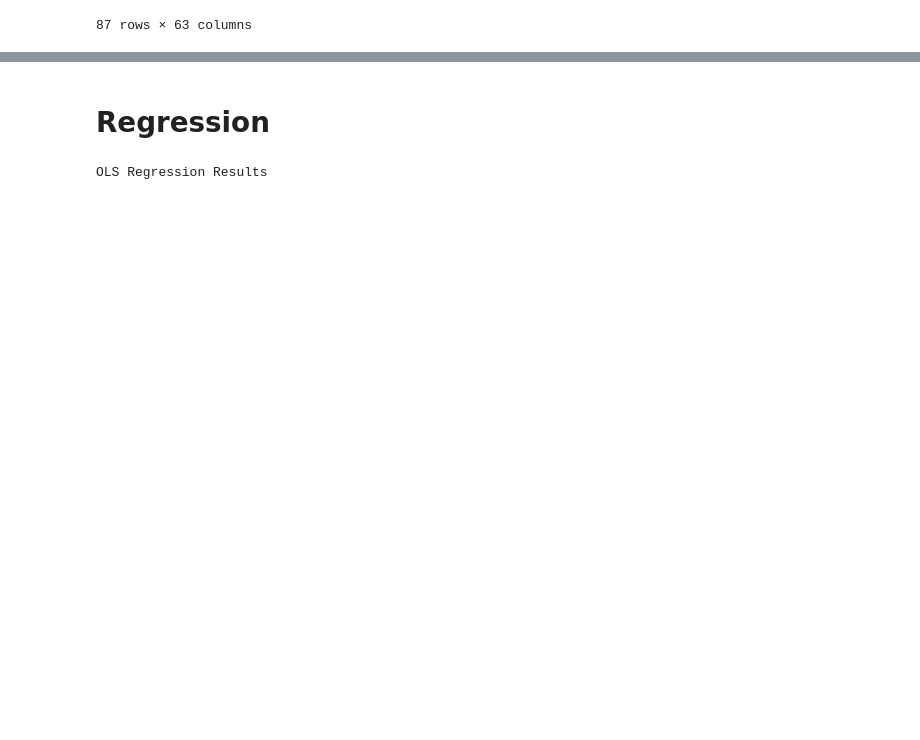
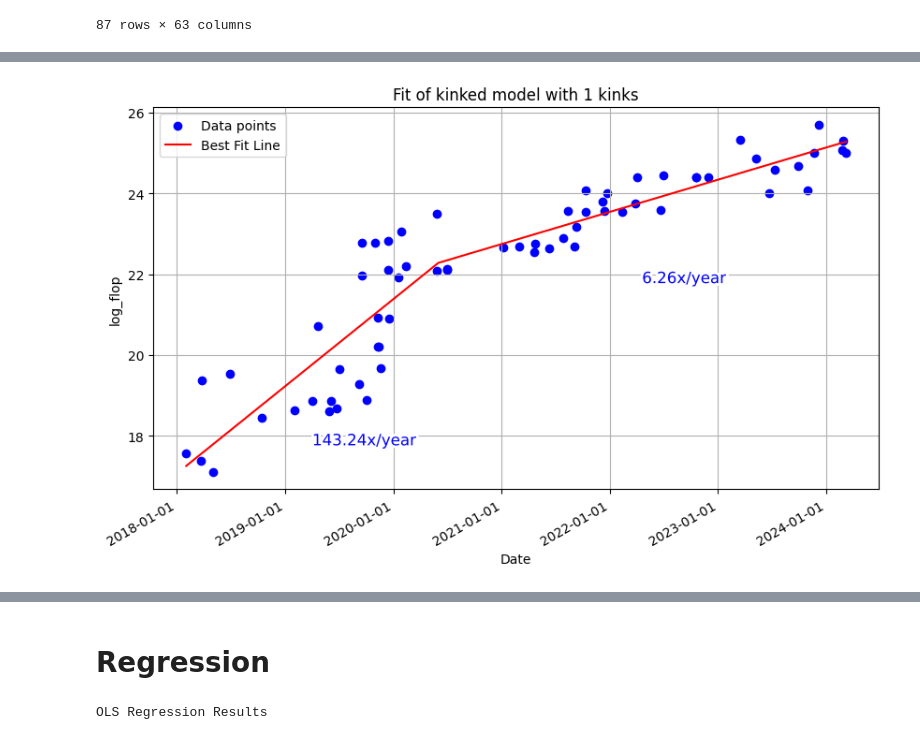
Before and after one commit to epoch-research/open-model-trends, a Jupyter notebook: compute_analysis.ipynb, the cells around one changed output, grey strips where cells are left out. Cells and saved outputs as stored; diff of their text form; code cells hidden in the pictures; blank space fills up the shorter version.

Commit message:
Add regression analysis

```diff
--- a/compute_analysis.ipynb
+++ b/compute_analysis.ipynb
@@ -264,0 +296,3 @@ access_df[(access_df['top_10_at_release'] == True) & (access_df['Model open/clos
+# %%
+model_accessibility = 'Closed'
+df = access_df[access_df['Model open/closed'] == model_accessibility]
@@ -264,0 +732,87 @@ access_df[(access_df['top_10_at_release'] == True) & (access_df['Model open/clos
+# %%
+# Save results_df
+fname = f'compute_regression_analysis_{model_accessibility}_{model_selection}_frontier={frontier_selection}_top{top_n}_cutoff={cutoff_date}.csv'
+results_df.to_csv(os.path.join(results_dir, fname), index=False)
+# %%
+#@markdown Graph of the different model fits
+
+model = 'kinked' #@param ['simple', 'kinked', 'hyperbolic']
+
+#@markdown Parameters for the kinked model
+kink_count = 1 #@param {type:'integer'}
+allow_discontinuities = False #@param {type:'boolean'}
+
+def plot_model(df, model_type, kink_count=1, verbose=True):
+    if model_type == 'hyperbolic':
+        fit_result = fit_hyperbolic(df)
+    elif model_type == 'simple':
+        fit_result = fit_n_phase_exponential(df, 0)
+    else:
+        fit_result = fit_n_phase_exponential(df, kink_count, allow_discontinuities)
+
+    log_flop = fit_result.predict(df['date'])
+
+    # Plot the original data points
+    plt.figure(figsize=(10, 6))
+    plt.scatter(df['date'], df['log_flop'], color='blue', label='Data points')
+
+    date_grid = pd.date_range(start=df['date'].min(), end=df['date'].max(), freq='D')
+    log_flop = fit_result.predict(pd.Series(date_grid)) # we shouldn't need to convert to a Series
+    plt.plot(date_grid, log_flop, color='red', label='Best Fit Line')
+
+
+    # Formatting the plot
+    plt.legend()
+    if model == 'kinked':
+      plt.title(f'Fit of {model_type} model with {kink_count} kinks')
+    else:
+      plt.title(f'Fit of {model_type} model')
+    plt.xlabel('Date')
+    plt.ylabel('log_flop')
+
+    # Format the date on the x-axis
+    plt.gca().xaxis.set_major_formatter(DateFormatter('%Y-%m-%d'))
+    plt.gcf().autofmt_xdate()  # Rotation
+
+    if model == 'kinked' or model == 'simple':
+        if kink_count == 0 or model == 'simple':
+            print(f"The slope is: {fit_result.oom_year_slopes[0]:0.2f} OOM/year ({10**fit_result.oom_year_slopes[0]:0.2f}x/year)")
+        else:
+            oom_year_slopes_str = ', '.join([f'{x:0.2f}' for x in fit_result.oom_year_slopes])
+            nx_year_slopes_str = ', '.join([f'{10**x:0.2f}' for x in fit_result.oom_year_slopes])
+            break_points_str = ', '.join([bp.strftime('%Y-%m-%d') for bp in fit_result.break_points_dt])
+
+            print(f"The breakpoints are: [{break_points_str}]")
+            print(f"The slopes are: [{oom_year_slopes_str}] OOM/year ([{nx_year_slopes_str}] x/year)")
+
+        # Add slope labels
+        points = [df['date'].min()] + fit_result.break_points_dt + [df['date'].max()]
+
+        for i in range(len(points) - 1):
+            mid = points[i] + (points[i+1] - points[i]) / 2
+            y = fit_result.predict(pd.Series([mid]))[0]
+            plt.text(mid, y - 2, f'{10**fit_result.oom_year_slopes[i]:0.2f}x/year', fontsize=12, color='blue', path_effects=[pe.withStroke(linewidth=4, foreground="white")])
+
+    if verbose:
+      simple_fit = fit_n_phase_exponential(df, 0)
+      bayes_factor = np.exp(-0.5 * (fit_result.bic - simple_fit.bic))
+      unadjusted_bayes_factor = np.exp(-0.5 * (fit_result.bic - (simple_fit.bic + 2*np.log(len(df_filtered)))))
+
+      print(f"BIC score: {fit_result.bic}")
+      bic_score_difference = fit_result.bic - simple_fit.bic
+      if bic_score_difference > 0:
+        print(f"The simple exponential is preferred over this fit by a BIC score difference of {fit_result.bic - simple_fit.bic}")
+      if bic_score_difference < 0:
+        print(f"This fit is preferred over a simple exponential by a BIC score difference of {-fit_result.bic - simple_fit.bic}")
+
+    plt.legend()
+    plt.grid(True)
+
+    # Save plot
+    fname = f'compute_regression_{model_accessibility}_{model_selection}_frontier={frontier_selection}_top{top_n}_cutoff={cutoff_date}_{model_type}_kinks={kink_count}.png'
+    plt.savefig(os.path.join(results_dir, fname))
+
+    plt.show()
+
+plot_model(df_filtered, model, kink_count)
+# %% [output]
@@ -264,0 +823 @@ access_df[(access_df['top_10_at_release'] == True) & (access_df['Model open/clos
+[figure, added]
```
Also changed, not shown: parts of 34 cells of this notebook.
